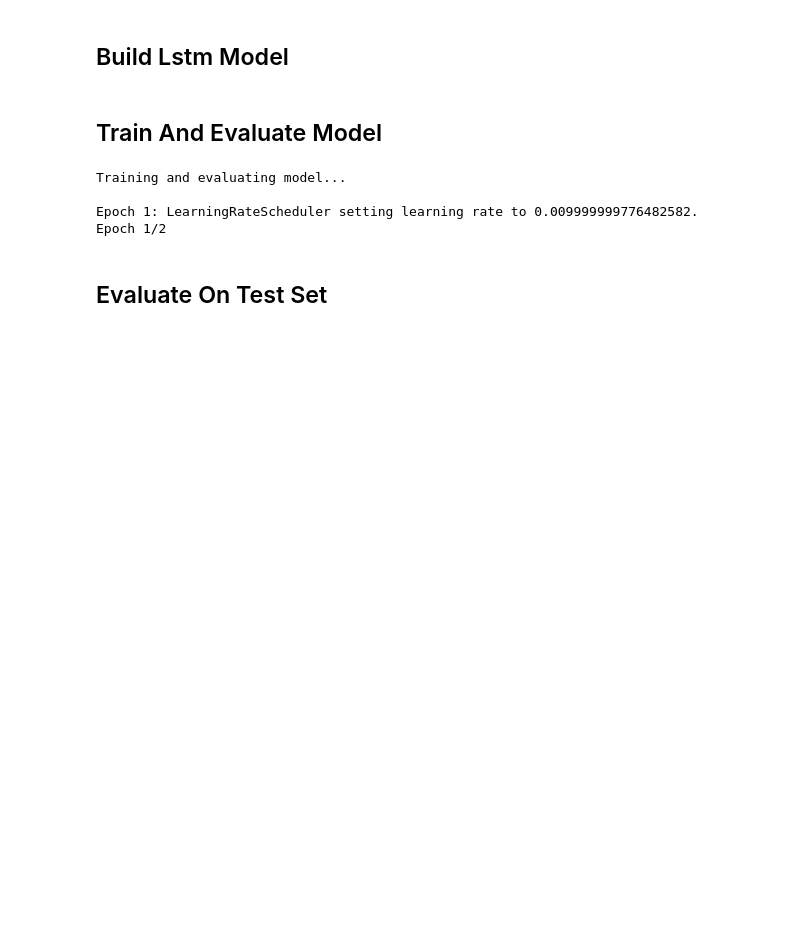
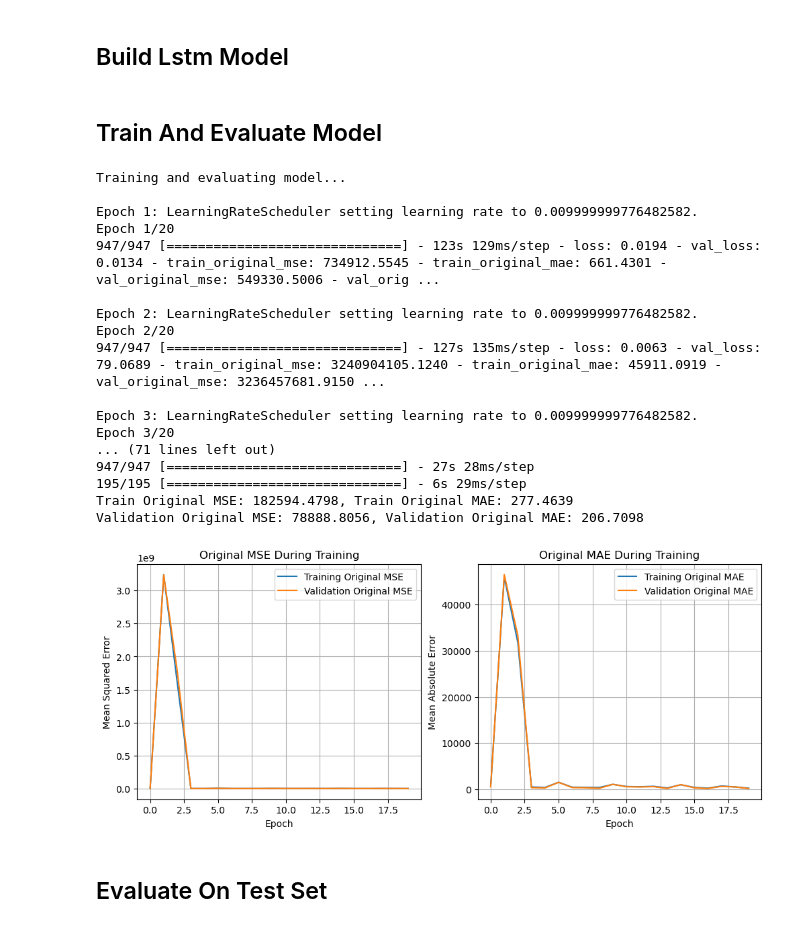
Before and after one commit to q138ben/electricity-price-forecast, a Jupyter notebook: electricity_price_forecast_lstm_pipeline.ipynb, the cells around one changed output. Cells and saved outputs as stored; diff of their text form; code cells hidden in the pictures; blank space fills up the shorter version.

Commit message:
Update electricity price forecasting notebook: modify data sample and statistics, enhance model training to 20 epochs, and add limitations and future work sections for improved clarity and direction.

```diff
--- a/electricity_price_forecast_lstm_pipeline.ipynb
+++ b/electricity_price_forecast_lstm_pipeline.ipynb
@@ -289,14 +285,13 @@ df = preprocess_data(df)
 ## Create Features
 # %%
 # 2. Feature Engineering and Sequence Creation
-def create_features(df, price_col, forecast_horizon):
+def create_features(df, price_col):
     """
     Create features for the model, ensuring proper time boundaries
 
     Args:
         df: DataFrame with price data
         price_col: Column name for the price
-        forecast_horizon: Number of hours ahead to forecast
     """
     df = df.copy()
 
@@ -667,12 +662,26 @@ def train_and_evaluate_model(X_train, X_val, y_train, y_val, epochs=100, batch_s
 # %%
 # 3. Train and evaluate model
 print("Training and evaluating model...")
-model, history, y_train_pred, y_val_pred = train_and_evaluate_model(X_train, X_val, y_train, y_val, epochs=2, target_scaler=target_scaler)
+model, history, y_train_pred, y_val_pred = train_and_evaluate_model(X_train, X_val, y_train, y_val, epochs=20, target_scaler=target_scaler)
 # %% [output]
 Training and evaluating model...
 
 Epoch 1: LearningRateScheduler setting learning rate to 0.009999999776482582.
-Epoch 1/2
+Epoch 1/20
+947/947 [==============================] - 123s 129ms/step - loss: 0.0194 - val_loss: 0.0134 - train_original_mse: 734912.5545 - train_original_mae: 661.4301 - val_original_mse: 549330.5006 - val_orig ...
+
+Epoch 2: LearningRateScheduler setting learning rate to 0.009999999776482582.
+Epoch 2/20
+947/947 [==============================] - 127s 135ms/step - loss: 0.0063 - val_loss: 79.0689 - train_original_mse: 3240904105.1240 - train_original_mae: 45911.0919 - val_original_mse: 3236457681.9150 ...
+
+Epoch 3: LearningRateScheduler setting learning rate to 0.009999999776482582.
+Epoch 3/20
+... (71 lines left out)
+947/947 [==============================] - 27s 28ms/step
+195/195 [==============================] - 6s 29ms/step
+Train Original MSE: 182594.4798, Train Original MAE: 277.4639
+Validation Original MSE: 78888.8056, Validation Original MAE: 206.7098
+[figure, added]
 # %% [markdown]
 ## Evaluate On Test Set
 # %%
```
Also changed, not shown: parts of 9 cells of this notebook.
